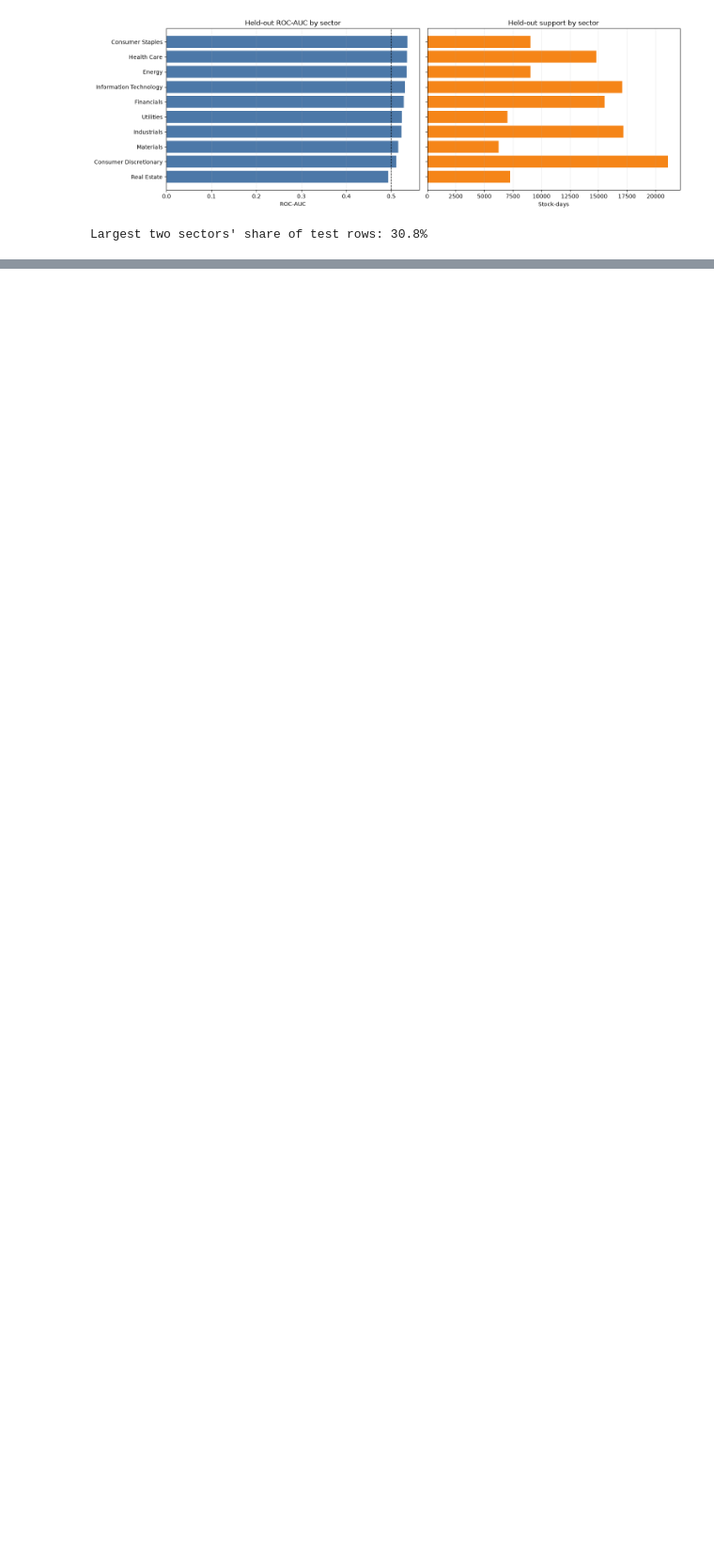
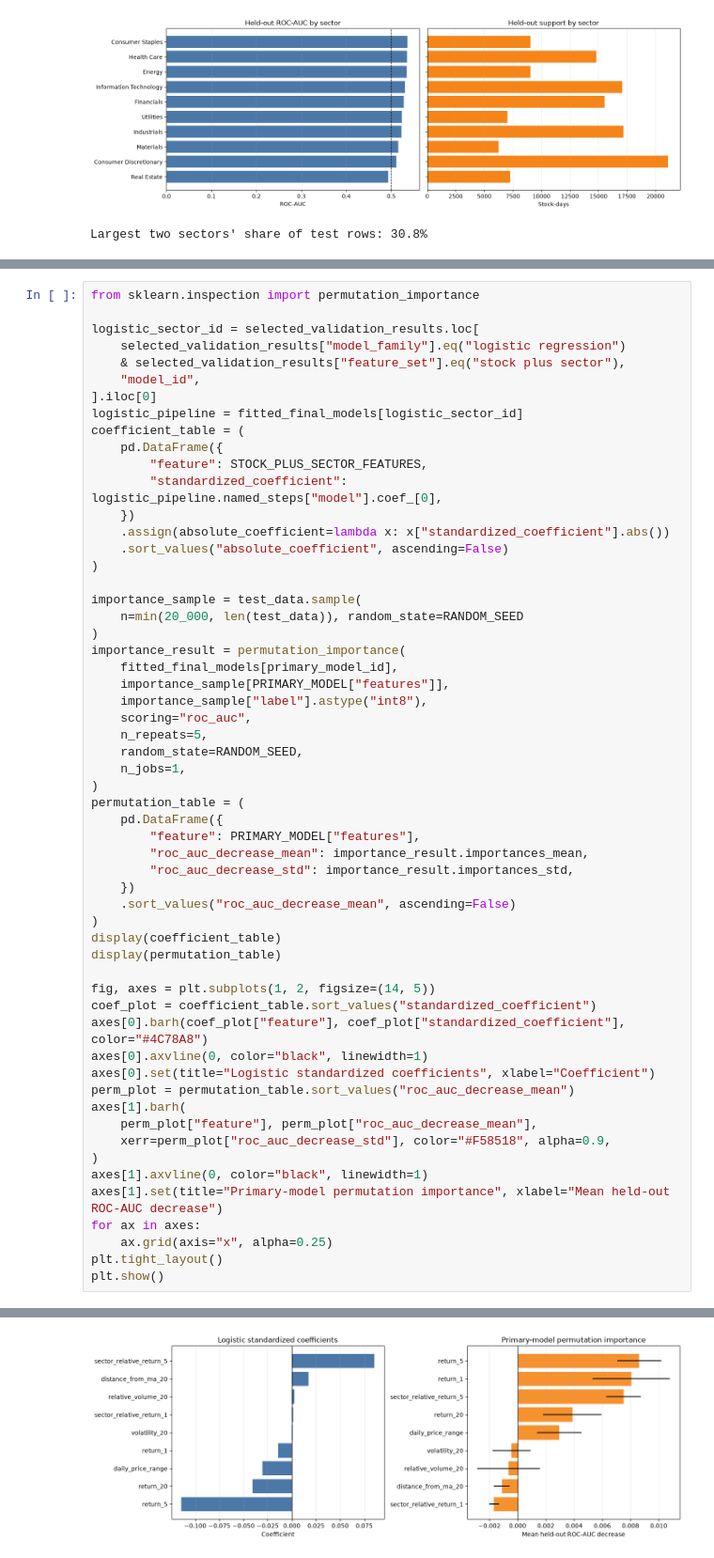
Before and after one commit to ParthM02/ml-stock-project, a Jupyter notebook: sp500_stock_direction.ipynb, the cells around one changed output, grey strips where cells are left out. Shown at 94% size. Saved outputs shown, nothing was run; the diff lists cells and outputs as text; blank space fills up the shorter version.

```diff
--- a/sp500_stock_direction.ipynb
+++ b/sp500_stock_direction.ipynb
@@ -932,0 +1087,58 @@ Largest two sectors' share of test rows: 30.8%
+# %%
+from sklearn.inspection import permutation_importance
+
+logistic_sector_id = selected_validation_results.loc[
+    selected_validation_results["model_family"].eq("logistic regression")
+    & selected_validation_results["feature_set"].eq("stock plus sector"),
+    "model_id",
+].iloc[0]
+logistic_pipeline = fitted_final_models[logistic_sector_id]
+coefficient_table = (
+    pd.DataFrame({
+        "feature": STOCK_PLUS_SECTOR_FEATURES,
+        "standardized_coefficient": logistic_pipeline.named_steps["model"].coef_[0],
+    })
+    .assign(absolute_coefficient=lambda x: x["standardized_coefficient"].abs())
+    .sort_values("absolute_coefficient", ascending=False)
+)
+
+importance_sample = test_data.sample(
+    n=min(20_000, len(test_data)), random_state=RANDOM_SEED
+)
+importance_result = permutation_importance(
+    fitted_final_models[primary_model_id],
+    importance_sample[PRIMARY_MODEL["features"]],
+    importance_sample["label"].astype("int8"),
+    scoring="roc_auc",
+    n_repeats=5,
+    random_state=RANDOM_SEED,
+    n_jobs=1,
+)
+permutation_table = (
+    pd.DataFrame({
+        "feature": PRIMARY_MODEL["features"],
+        "roc_auc_decrease_mean": importance_result.importances_mean,
+        "roc_auc_decrease_std": importance_result.importances_std,
+    })
+    .sort_values("roc_auc_decrease_mean", ascending=False)
+)
+display(coefficient_table)
+display(permutation_table)
+
+fig, axes = plt.subplots(1, 2, figsize=(14, 5))
+coef_plot = coefficient_table.sort_values("standardized_coefficient")
+axes[0].barh(coef_plot["feature"], coef_plot["standardized_coefficient"], color="#4C78A8")
+axes[0].axvline(0, color="black", linewidth=1)
+axes[0].set(title="Logistic standardized coefficients", xlabel="Coefficient")
+perm_plot = permutation_table.sort_values("roc_auc_decrease_mean")
+axes[1].barh(
+    perm_plot["feature"], perm_plot["roc_auc_decrease_mean"],
+    xerr=perm_plot["roc_auc_decrease_std"], color="#F58518", alpha=0.9,
+)
+axes[1].axvline(0, color="black", linewidth=1)
+axes[1].set(title="Primary-model permutation importance", xlabel="Mean held-out ROC-AUC decrease")
+for ax in axes:
+    ax.grid(axis="x", alpha=0.25)
+plt.tight_layout()
+plt.show()
+# %% [output]
@@ -932,0 +1165 @@ Largest two sectors' share of test rows: 30.8%
+[figure, added]
```
Also changed, not shown: parts of 14 cells of this notebook, 1 other file.
